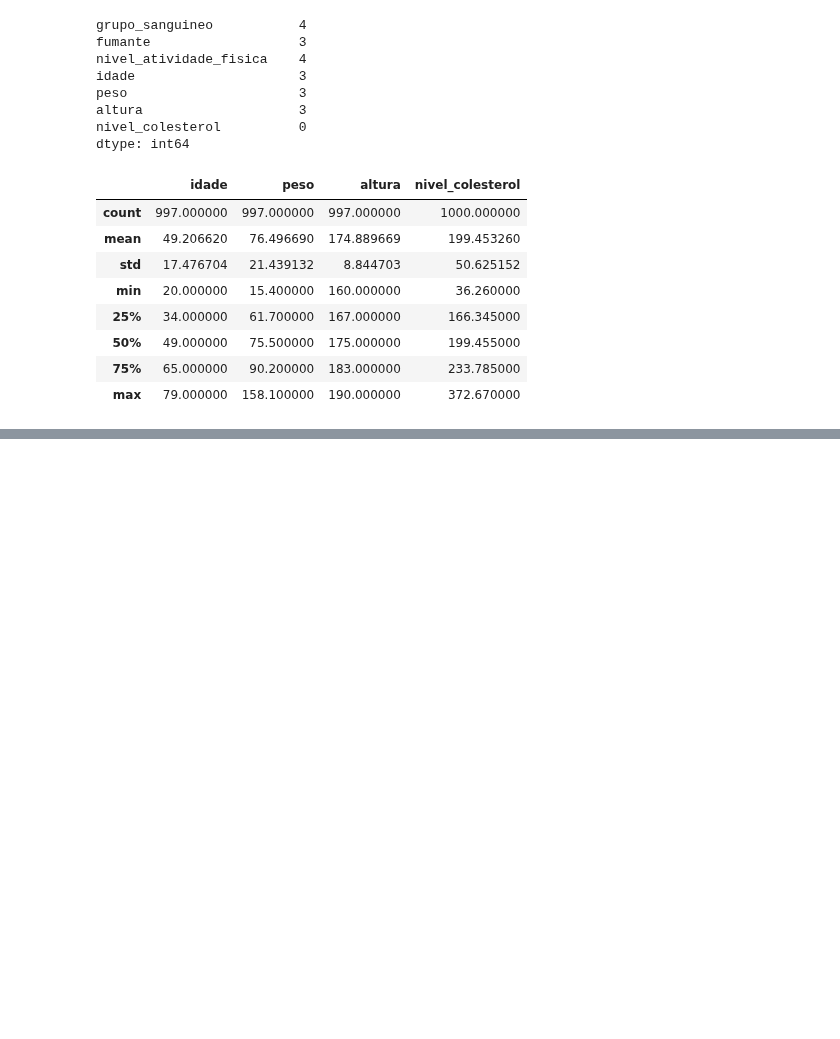
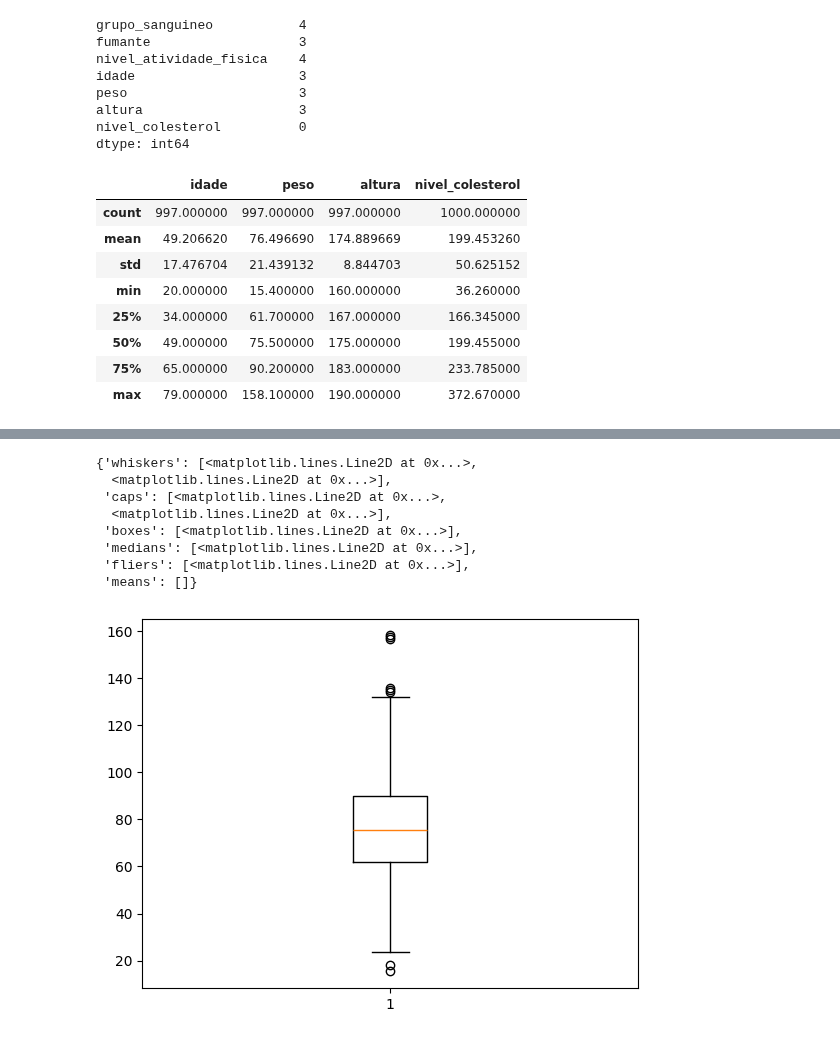
Before and after one commit to LucaPinheiro/modelos_regressao_linear, a Jupyter notebook: modelos/modelo_colesterol.ipynb, the cells around one changed output, grey strips where cells are left out. Saved outputs shown, nothing was run; the diff lists cells and outputs as text; code cells hidden in the pictures; blank space fills up the shorter version.

```diff
--- a/modelos/modelo_colesterol.ipynb
+++ b/modelos/modelo_colesterol.ipynb
@@ -100,3 +100,7 @@ df_colesterol_eda.fillna({'grupo_sanguineo': moda_grupo_sang[0],
                       'idade': mediana_idade,
                       'peso': mediana_peso,
                       'altura': mediana_altura}, inplace=True)
+# %%
+#  converter idade e altura para inteiros
+df_colesterol_eda.idade = df_colesterol_eda.idade.astype(int)
+df_colesterol_eda.altura = df_colesterol_eda.altura.astype(int)
@@ -102,0 +116,12 @@ df_colesterol_eda.fillna({'grupo_sanguineo': moda_grupo_sang[0],
+# %%
+plt.boxplot(df_colesterol_eda.peso)
+# %% [output]
+{'whiskers': [<matplotlib.lines.Line2D at 0x...>,
+  <matplotlib.lines.Line2D at 0x...>],
+ 'caps': [<matplotlib.lines.Line2D at 0x...>,
+  <matplotlib.lines.Line2D at 0x...>],
+ 'boxes': [<matplotlib.lines.Line2D at 0x...>],
+ 'medians': [<matplotlib.lines.Line2D at 0x...>],
+ 'fliers': [<matplotlib.lines.Line2D at 0x...>],
+ 'means': []}
+[figure, added]
```
Also changed, not shown: parts of 9 cells of this notebook.
